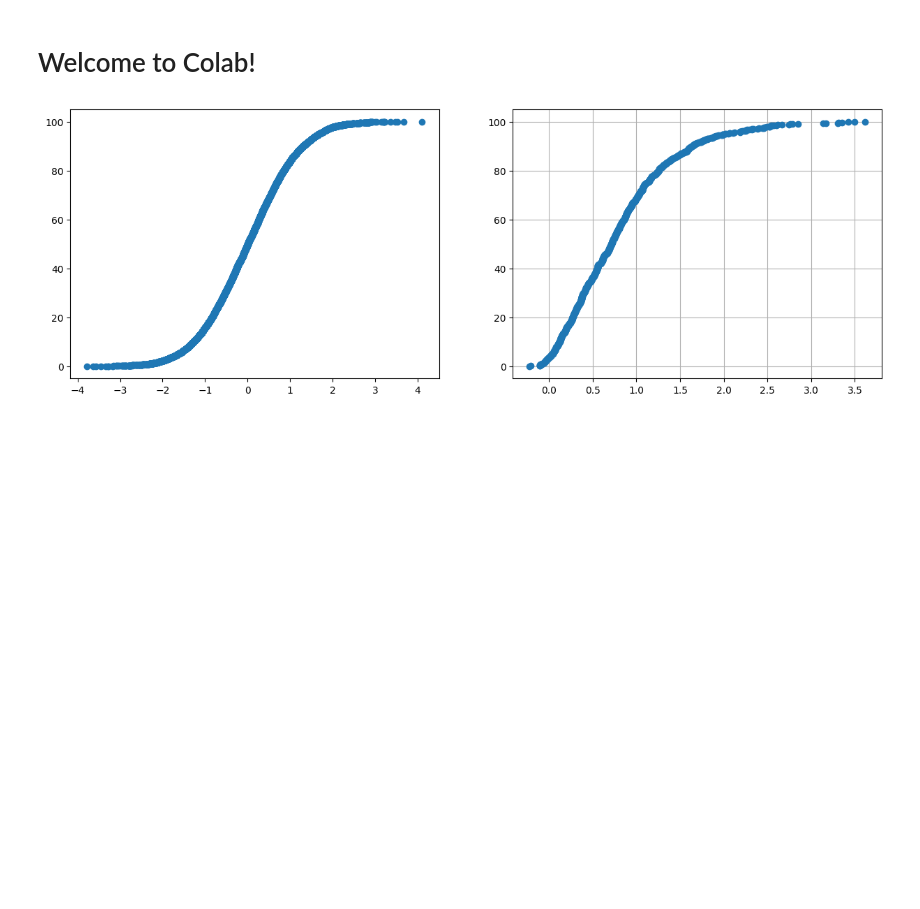
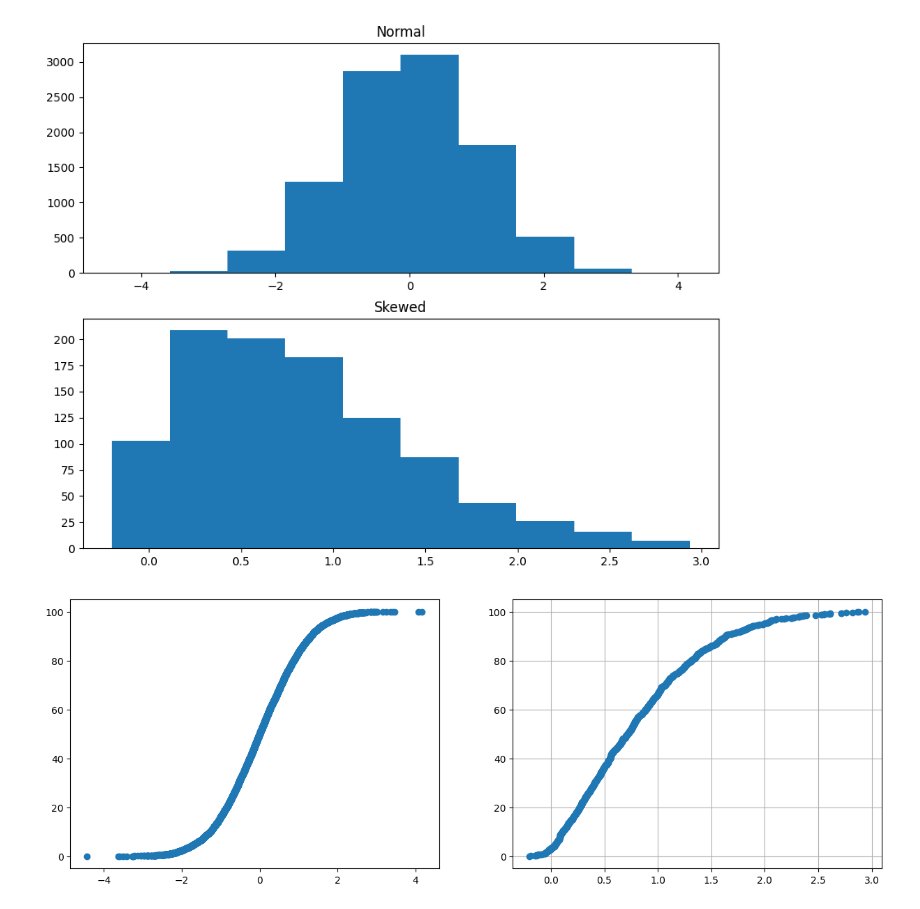
Before and after one commit to shivaniguleria97/QQ-plot, a Jupyter notebook: QQplot.ipynb, the cells around one changed output. Drawn from its saved outputs; the diff is of its cells as text; code cells hidden in the pictures; blank space fills up the shorter version.

```diff
--- a/QQplot.ipynb
+++ b/QQplot.ipynb
@@ -1,7 +1,25 @@
 # %% [markdown]
 <a href="https://colab.research.google.com/github/shivaniguleria97/QQ-plot/blob/main/QQplot.ipynb" target="_parent"><img src="https://colab.research.google.com/assets/colab-badge.svg" alt="Open In Colab"/></a>
-# %% [markdown]
-# Welcome to Colab!
+# %%
+import numpy as np
+import matplotlib.pyplot as plt
+import scipy.stats as stats
+from scipy.stats import skewnorm
+
+a= 10
+size= 1000
+data= np.random.normal(loc=0, scale=1, size=10000)
+data2= skewnorm.rvs(a, size=size)
+fig, axs= plt.subplots(2,1, figsize=(10,8))
+
+axs[0].hist(data)
+axs[0].set_title('Normal')
+
+axs[1].hist(data2)
+axs[1].set_title('Skewed')
+plt.show()
+# %% [output]
+[figure, added]
 # %%
 sorted_data= np.sort(data)
 sorted_data2= np.sort(data2)
@@ -19,7 +37,7 @@ ax[1].plot(sorted_data2, percentiles2,marker='o',linestyle='none')
 plt.grid(True)
 plt.show()
 # %% [output]
-[figure, old version]
+[figure, new version]
 # %%
 data= np.random.normal(loc=0, scale=1, size=1000)
 fig, ax = plt.subplots()
```
Also changed, not shown: parts of 2 cells of this notebook.
